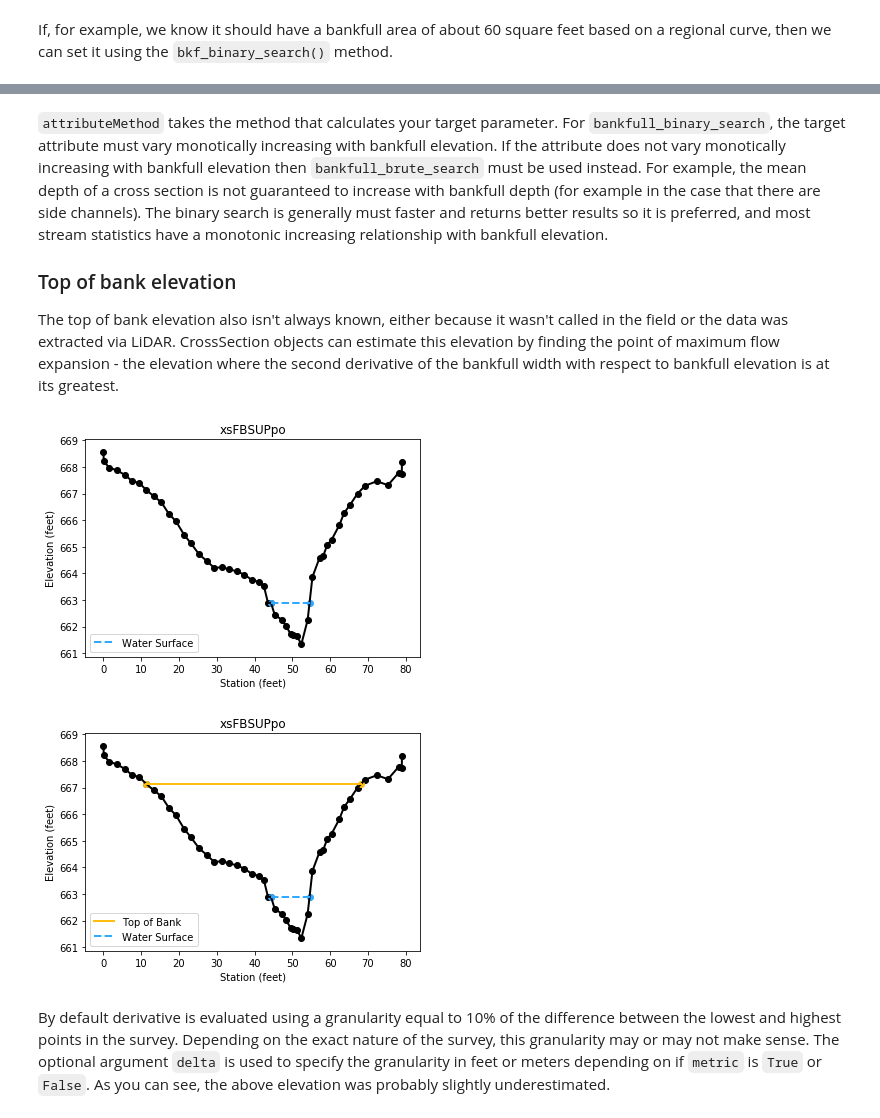
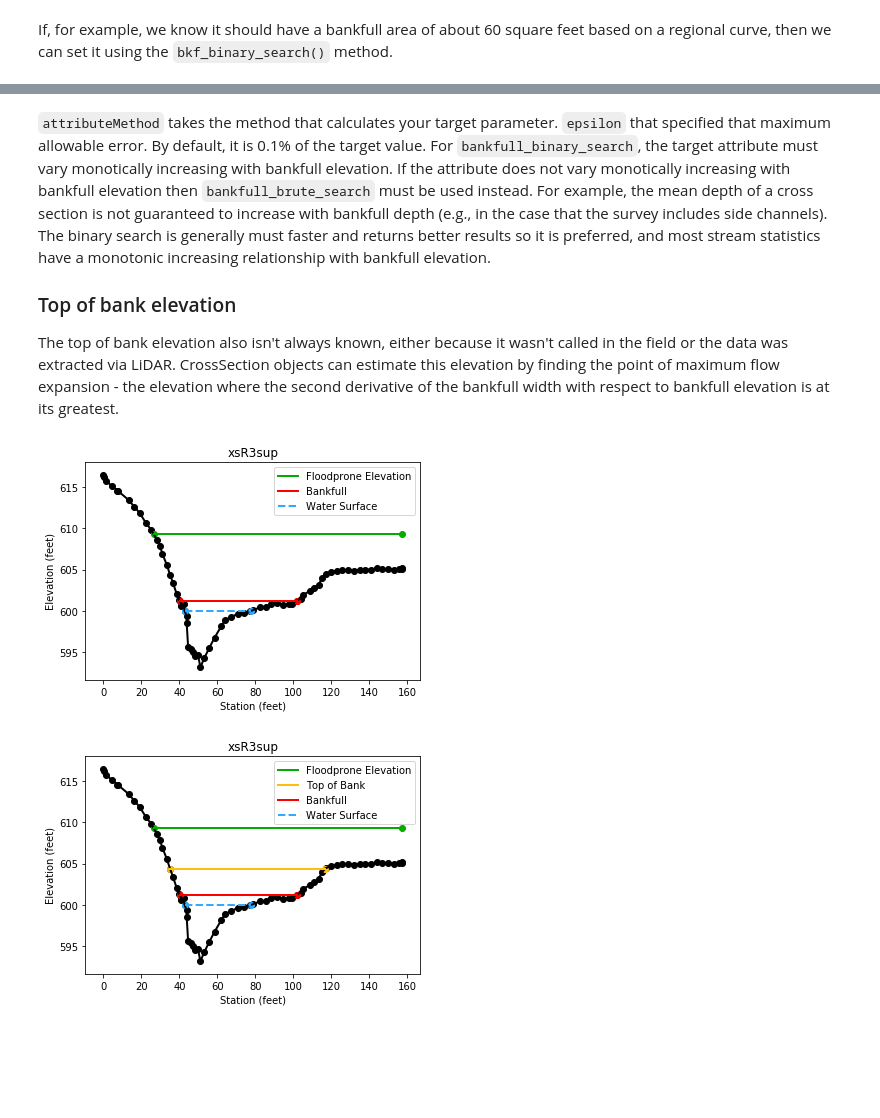
Before and after one commit to rsjones94/pyfluv-notebooks, a Jupyter notebook: tutorials/02 - Analyzing cross sections with CrossSection.ipynb, the cells around one changed output, grey strips where cells are left out. Cells and saved outputs as stored; diff of their text form; code cells hidden in the pictures; blank space fills up the shorter version.

```diff
--- a/tutorials/02 - Analyzing cross sections with CrossSection.ipynb
+++ b/tutorials/02 - Analyzing cross sections with CrossSection.ipynb
@@ -159,0 +164,6 @@ shear_stress(self)
+# %%
+crosses[3].bkfEl = 629.9
+crosses[3].tobEl = None
+
+plt.figure()
+crosses[3].qplot()
@@ -171,7 +189,7 @@ crosses[12].qplot()
 # %% [markdown]
 If, for example, we know it should have a bankfull area of about 60 square feet based on a regional curve, then we can set it using the `bkf_binary_search()` method.
 # %%
-estimatedElevation = crosses[12].bkf_binary_search(attributeMethod=crosses[12].area, target=60)
+estimatedElevation = crosses[12].bkf_binary_search(attributeMethod=crosses[12].area, target=60, epsilon=0.01)
 crosses[12].bkfEl = estimatedElevation
 
 plt.figure()
@@ -182,19 +200,19 @@ Bankfull area is 59.95466874691192
 [figure]
 # %% [markdown]
-`attributeMethod` takes the method that calculates your target parameter. For `bankfull_binary_search`, the target attribute must vary monotically increasing with bankfull elevation. If the attribute does not vary monotically increasing with bankfull elevation then `bankfull_brute_search` must be used instead. For example, the mean depth of a cross section is not guaranteed to increase with bankfull depth (for example in the case that there are side channels). The binary search is generally must faster and returns better results so it is preferred, and most stream statistics have a monotonic increasing relationship with bankfull elevation.
+`attributeMethod` takes the method that calculates your target parameter. `epsilon` that specified that maximum allowable error. By default, it is 0.1% of the target value. For `bankfull_binary_search`, the target attribute must vary monotically increasing with bankfull elevation. If the attribute does not vary monotically increasing with bankfull elevation then `bankfull_brute_search` must be used instead. For example, the mean depth of a cross section is not guaranteed to increase with bankfull depth (e.g., in the case that the survey includes side channels). The binary search is generally must faster and returns better results so it is preferred, and most stream statistics have a monotonic increasing relationship with bankfull elevation.
 
 ### Top of bank elevation
 
 The top of bank elevation also isn't always known, either because it wasn't called in the field or the data was extracted via LiDAR. CrossSection objects can estimate this elevation by finding the point of maximum flow expansion - the elevation where the second derivative of the bankfull width with respect to bankfull elevation is at its greatest.
 # %%
-plt.figure()
-crosses[0].qplot()
+n = 11
 
 plt.figure()
-crosses[0].tobEl = crosses[0].find_release_elevation()
-crosses[0].qplot()
+crosses[n].qplot()
+
+plt.figure()
+crosses[n].tobEl = crosses[n].find_release_elevation()
+crosses[n].qplot()
 # %% [output]
-[figure, old version]
+[figure, new version]
-[figure, old version]
+[figure, new version]
-# %% [markdown]
-By default derivative is evaluated using a granularity equal to 10% of the difference between the lowest and highest points in the survey. Depending on the exact nature of the survey, this granularity may or may not make sense. The optional argument `delta` is used to specify the granularity in feet or meters depending on if `metric` is `True` or `False`. As you can see, the above elevation was probably slightly underestimated.
```
Also changed, not shown: parts of 16 cells of this notebook.
